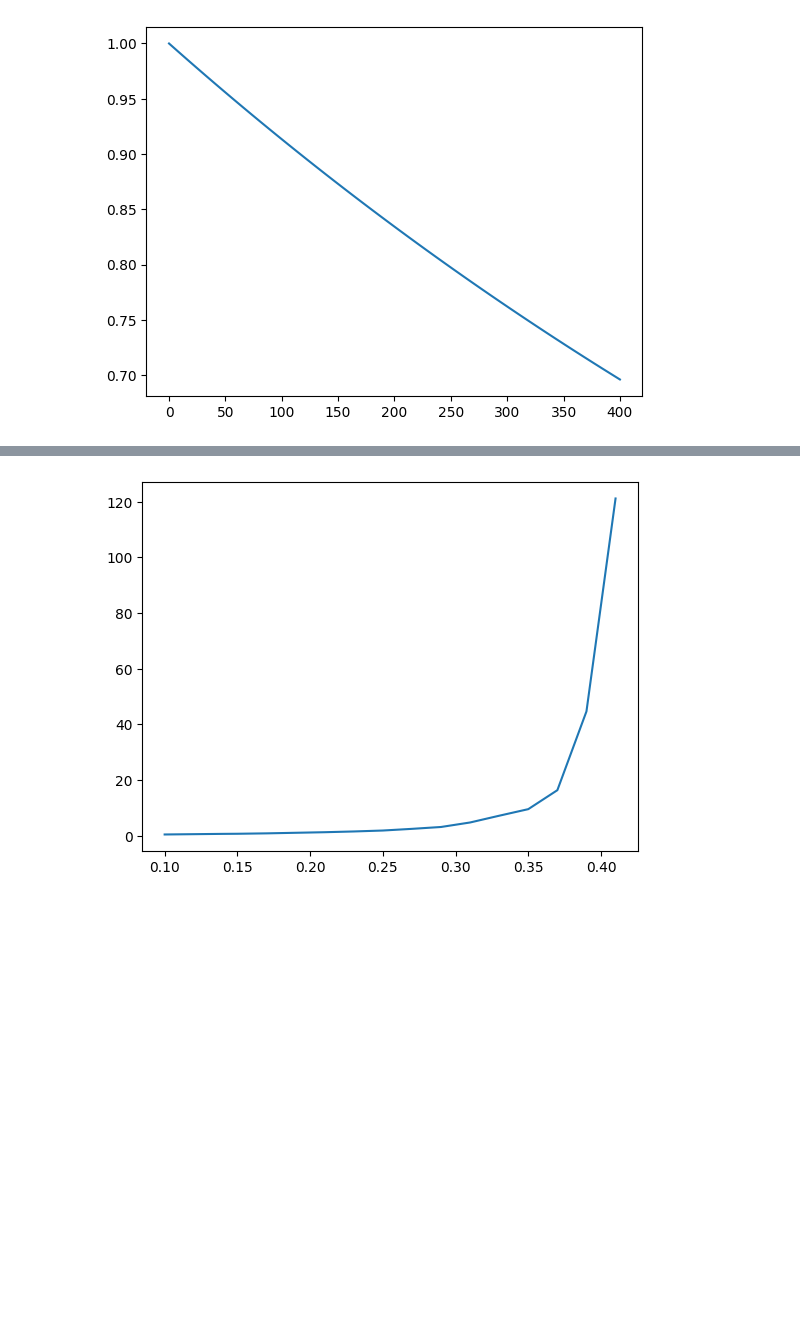
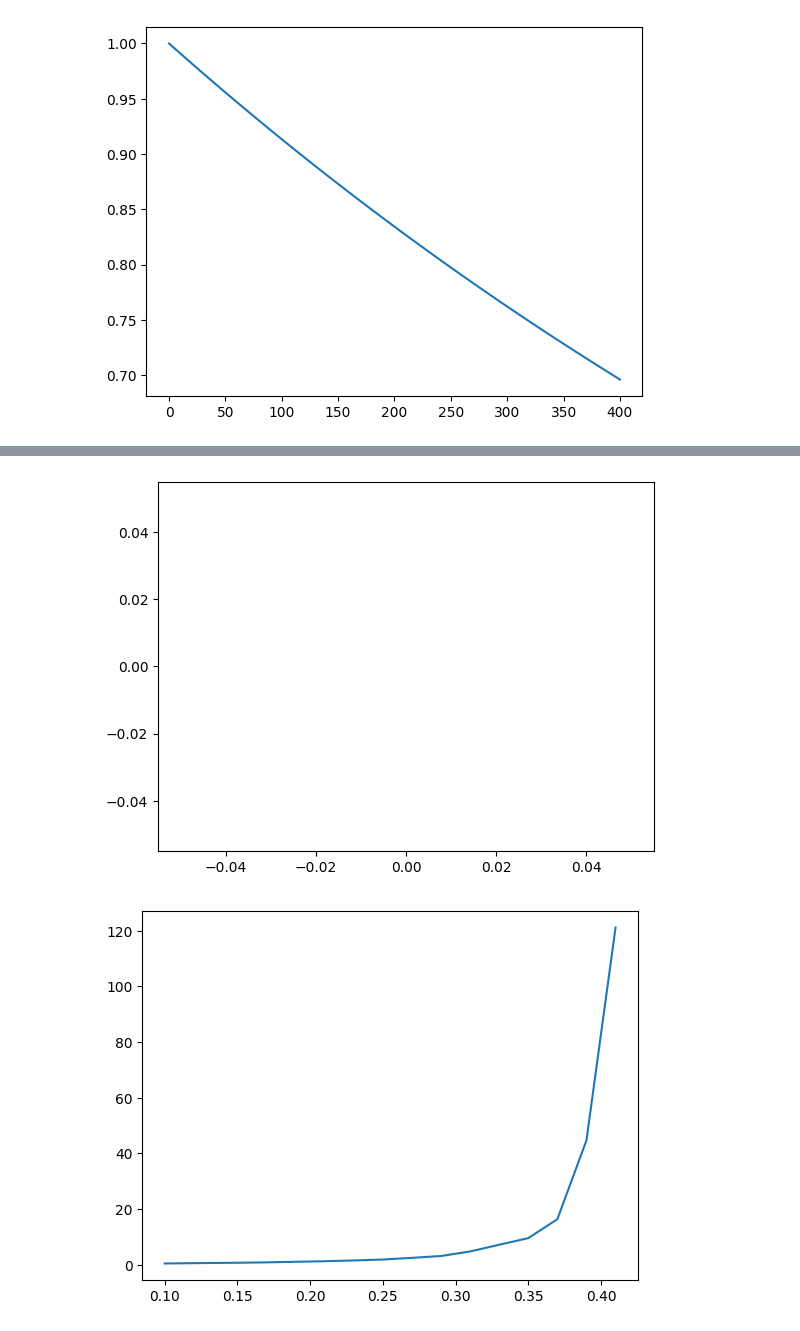
Before and after one commit to ChriGomm/MonteCarlo, a Jupyter notebook: code/auswertung.ipynb, the cells around one changed output, grey strips where cells are left out. Saved outputs shown, nothing was run; the diff lists cells and outputs as text; code cells hidden in the pictures; blank space fills up the shorter version.

```diff
--- a/code/auswertung.ipynb
+++ b/code/auswertung.ipynb
@@ -270,3 +455,11 @@ plt.show()
+# %%
+fig ,ax = plt.subplots(1,1)
+for i in range(bn):
+    ax.plot(extended_beta[i,:],reweited_mag[idx,:,1])
+    # plt.errorbar(x=extended_beta[i,:],y=reweited_mag[idx,:,1],yerr=reweited_mag[idx,:,0])
+plt.show()
+# %% [output]
+[figure, added]
 # %%
 beta = list(np.zeros(35))
 for i in range(30):
```
Also changed, not shown: parts of 12 cells of this notebook, 2 other files.
